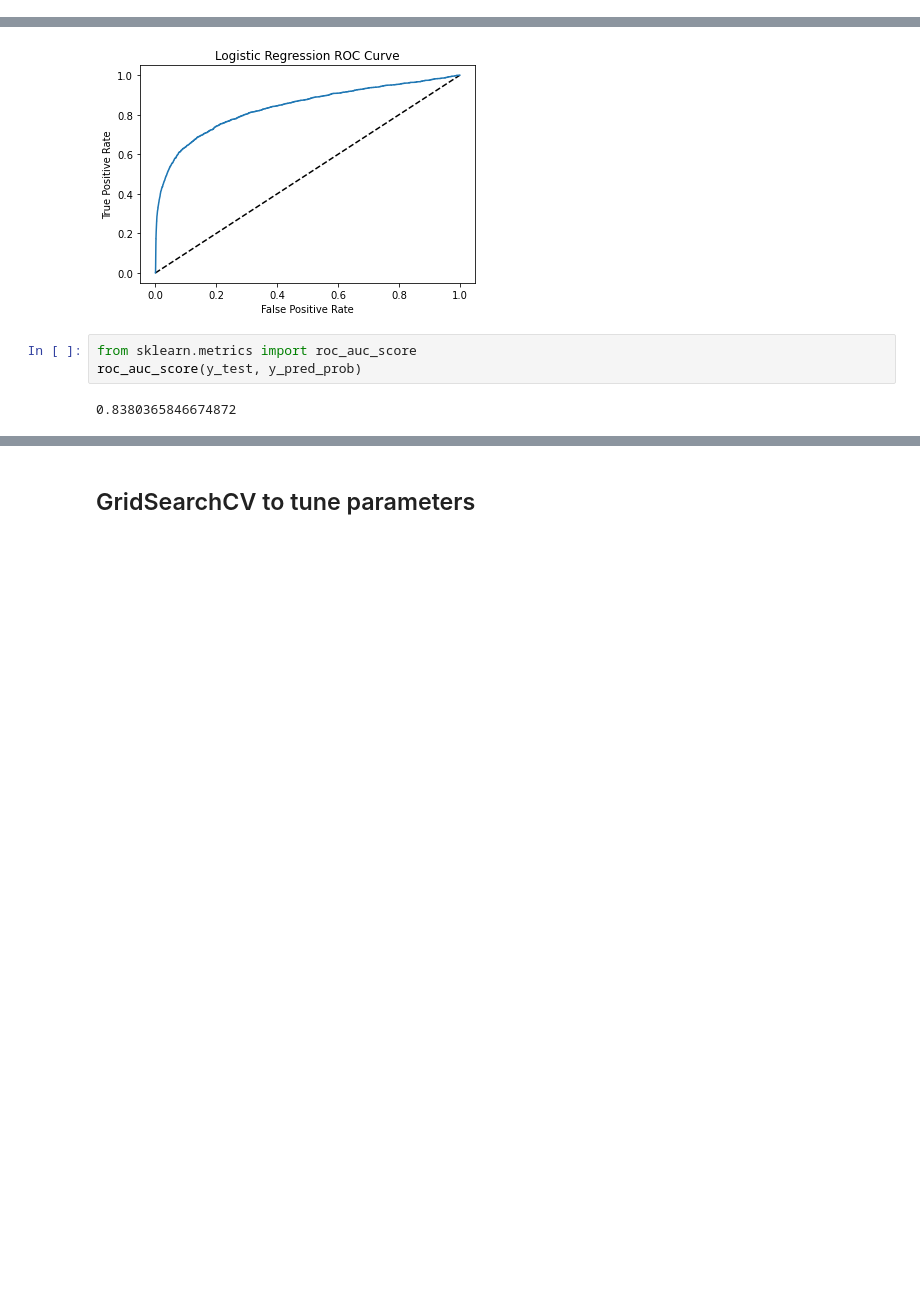
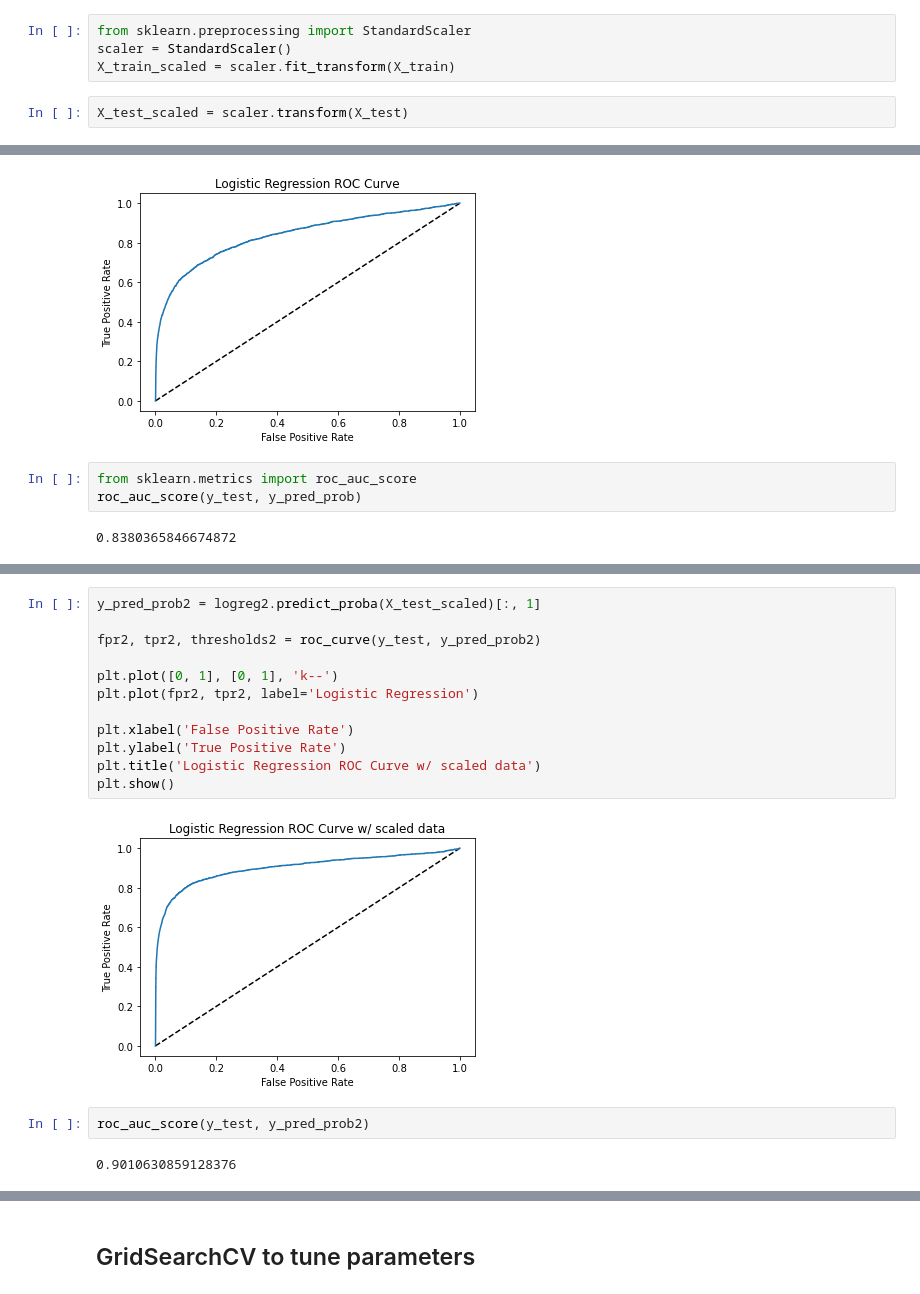
Before and after one commit to cchung106/Capstone-Two, a Jupyter notebook: Notebooks/03_preprocessing_and_training.ipynb, the cells around one changed output, grey strips where cells are left out. Cells and saved outputs as stored; diff of their text form; blank space fills up the shorter version.

```diff
--- a/Notebooks/03_preprocessing_and_training.ipynb
+++ b/Notebooks/03_preprocessing_and_training.ipynb
@@ -252,2 +254,8 @@ memory usage: 38.5 MB
+# %%
+from sklearn.preprocessing import StandardScaler
+scaler = StandardScaler()
+X_train_scaled = scaler.fit_transform(X_train)
+# %%
+X_test_scaled = scaler.transform(X_test)
 # %% [markdown]
 ## Initial baseline modeling
@@ -321,0 +383,18 @@ roc_auc_score(y_test, y_pred_prob)
+# %%
+y_pred_prob2 = logreg2.predict_proba(X_test_scaled)[:, 1]
+
+fpr2, tpr2, thresholds2 = roc_curve(y_test, y_pred_prob2)
+
+plt.plot([0, 1], [0, 1], 'k--')
+plt.plot(fpr2, tpr2, label='Logistic Regression')
+
+plt.xlabel('False Positive Rate')
+plt.ylabel('True Positive Rate')
+plt.title('Logistic Regression ROC Curve w/ scaled data')
+plt.show()
+# %% [output]
+[figure, added]
+# %%
+roc_auc_score(y_test, y_pred_prob2)
+# %% [output]
+0.9010630859128376
```
Also changed, not shown: parts of 19 cells of this notebook.
